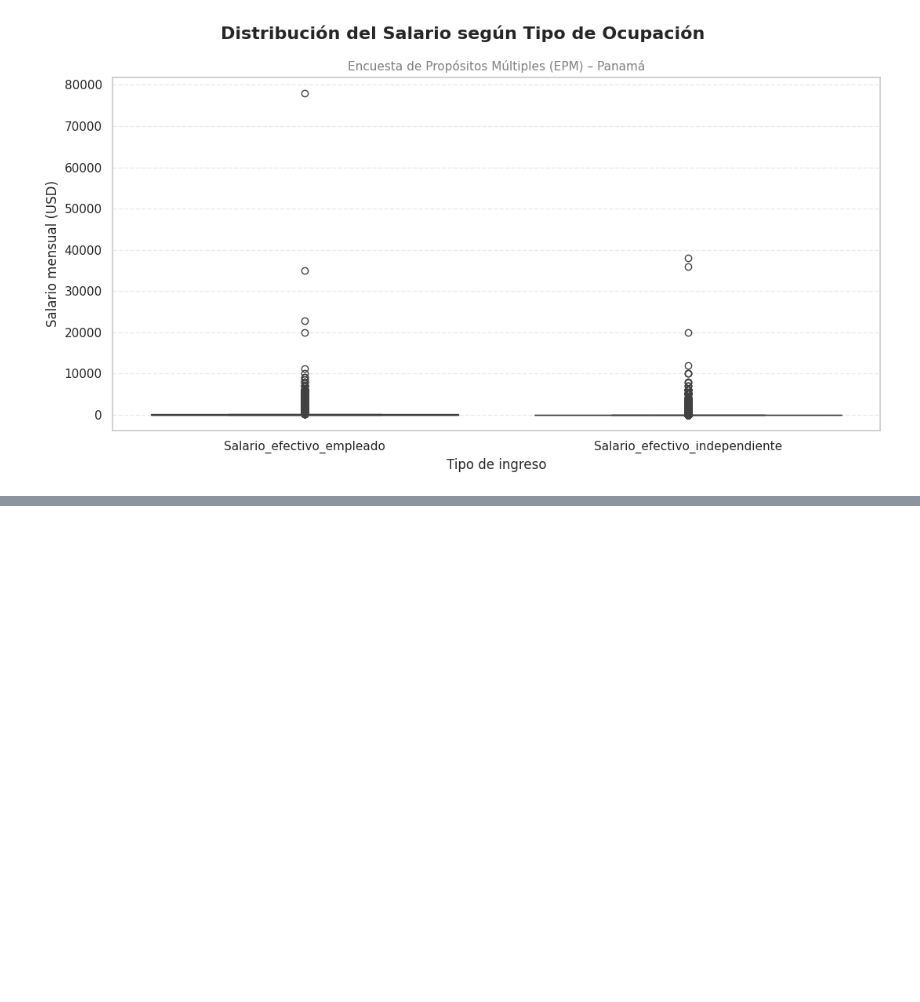
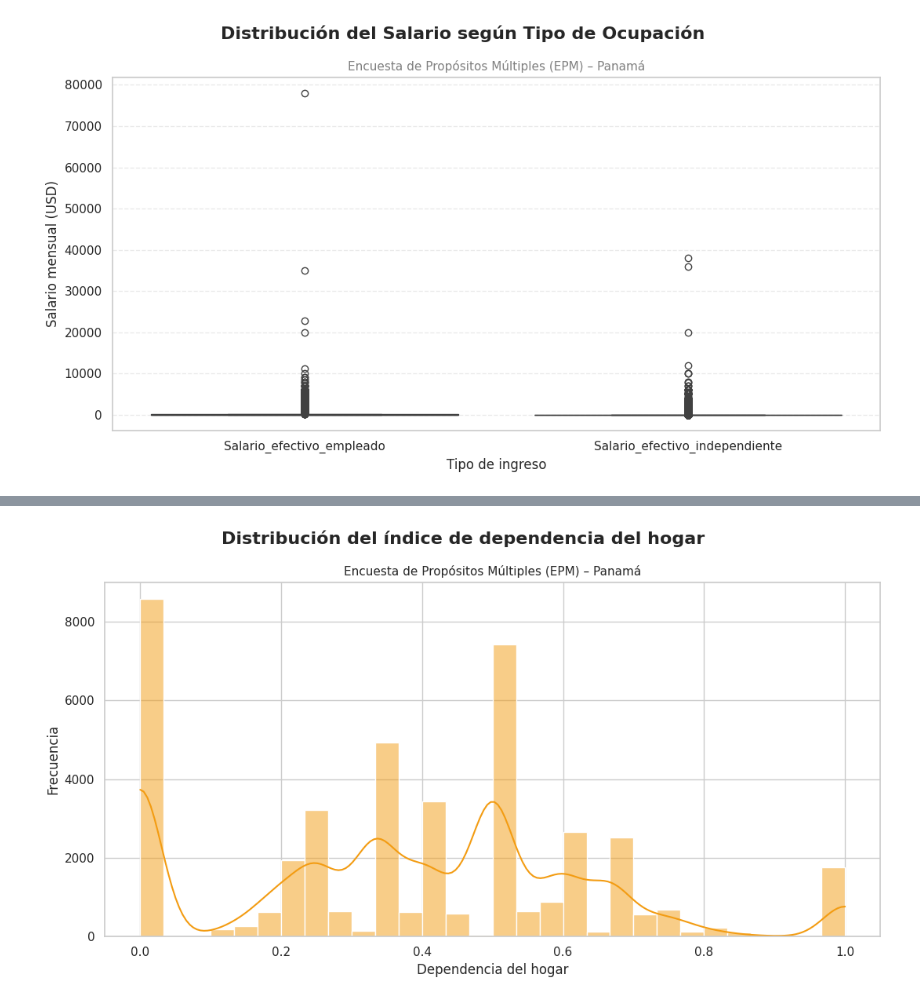
Before and after one commit to edreyesc/ProyectoIngegradorII, a Jupyter notebook: proy_integrador2_empleo.ipynb, the cells around one changed output, grey strips where cells are left out. Drawn from its saved outputs; the diff is of its cells as text; code cells hidden in the pictures; blank space fills up the shorter version.

```diff
--- a/proy_integrador2_empleo.ipynb
+++ b/proy_integrador2_empleo.ipynb
@@ -492,0 +563,24 @@ plt.show()
+# %%
+# =========================================
+# Distribución dependencia del hogar
+# =========================================
+
+plt.figure(figsize=(11,6))
+
+sns.histplot(
+    df_modelo_final['dependencia'],
+    bins=30,
+    kde=True,
+    color='#F39C12'
+)
+
+plt.suptitle('Distribución del índice de dependencia del hogar', fontsize=16, fontweight='bold')
+plt.title('Encuesta de Propósitos Múltiples (EPM) – Panamá', fontsize=11)
+
+plt.xlabel('Dependencia del hogar')
+plt.ylabel('Frecuencia')
+
+plt.tight_layout()
+plt.show()
+# %% [output]
+[figure, added]
```
Also changed, not shown: parts of 15 cells of this notebook.
